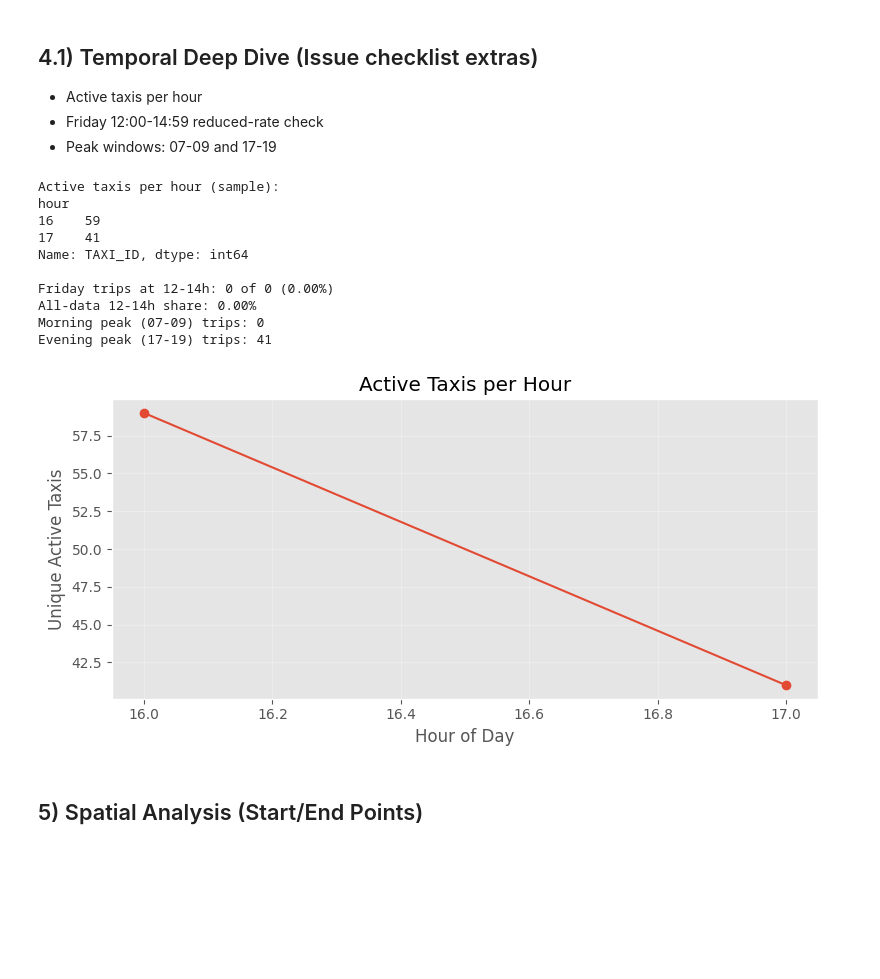
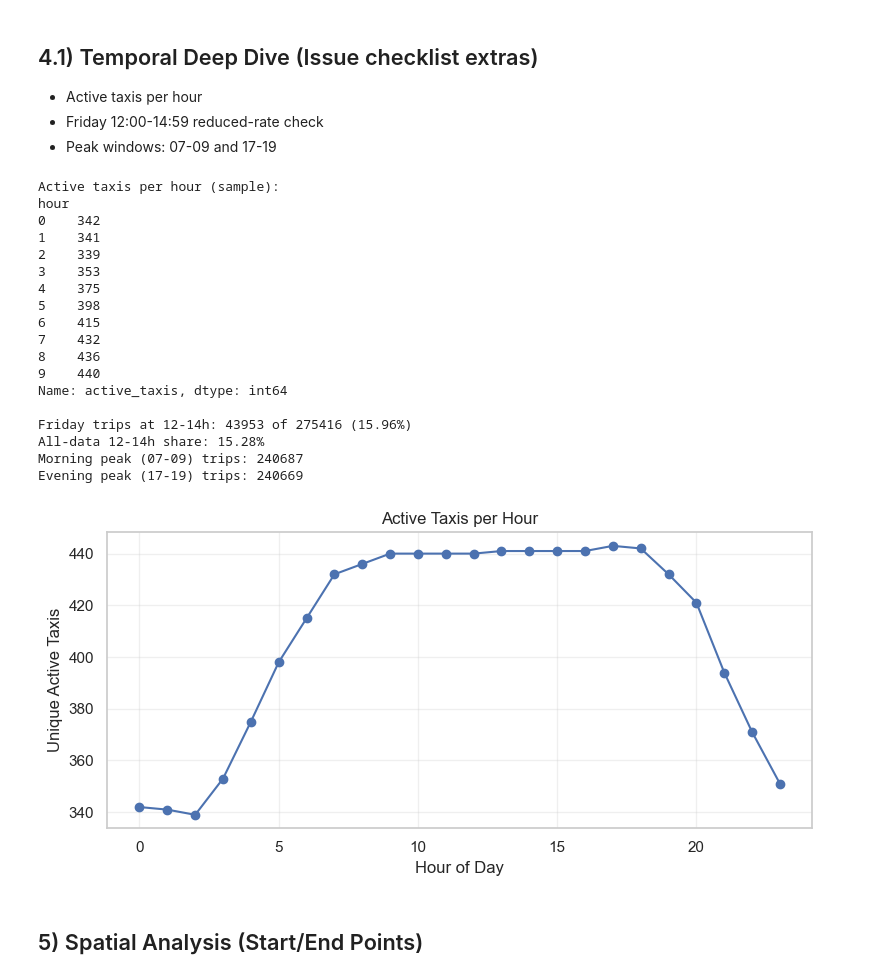
Before and after one commit to badreddineelazyzi/TaaSim-Project, a Jupyter notebook: notebooks/issue-3-porto-profiling.ipynb, the cells around one changed output. Cells and saved outputs as stored; diff of their text form; code cells hidden in the pictures; blank space fills up the shorter version.

```diff
--- a/notebooks/issue-3-porto-profiling.ipynb
+++ b/notebooks/issue-3-porto-profiling.ipynb
@@ -30,5 +60,0 @@ Using dataset: C:\Users\dell\Desktop\big data project\TaaSim-Project\data\downlo
-# %%
-df = pd.read_csv(DATA_PATH)
-print(f'Rows: {len(df):,}')
-print(f'Columns: {df.shape[1]}')
-df.head(3)
@@ -142,13 +279,18 @@ Name: TRIP_ID, dtype: float64
 # %% [markdown]
 ## 4) Temporal Analysis
 # %%
-work['hour'] = work['event_dt'].dt.hour
-work['dow'] = work['event_dt'].dt.dayofweek
-work['is_weekend'] = work['dow'].isin([5, 6])
+work = work \
+    .withColumn('hour', F.hour('event_dt')) \
+    .withColumn('dow', ((F.dayofweek('event_dt') + 5) % 7)) \
+    .withColumn('is_weekend', F.col('dow').isin([5, 6]))
 
-hourly = work.groupby('hour')['TRIP_ID'].count()
-dow_counts = work.groupby('dow')['TRIP_ID'].count()
-weekend_split = work.groupby('is_weekend')['TRIP_ID'].count()
+hourly_df = work.groupBy('hour').count().orderBy('hour')
+dow_counts_df = work.groupBy('dow').count().orderBy('dow')
+weekend_split_df = work.groupBy('is_weekend').count().orderBy('is_weekend')
+
+hourly = hourly_df.toPandas().set_index('hour')['count']
+dow_counts = dow_counts_df.toPandas().set_index('dow')['count']
+weekend_split = weekend_split_df.toPandas().set_index('is_weekend')['count']
 
 fig, axes = plt.subplots(1, 3, figsize=(18, 4))
 
@@ -173,44 +315,55 @@ plt.tight_layout()
 - Friday 12:00-14:59 reduced-rate check
 - Peak windows: 07-09 and 17-19
 # %%
-active_taxis_per_hour = work.groupby('hour')['TAXI_ID'].nunique().sort_index()
+active_taxis_per_hour_df = work.groupBy('hour').agg(F.countDistinct('TAXI_ID').alias('active_taxis')).orderBy('hour')
+active_taxis_per_hour = active_taxis_per_hour_df.toPandas().set_index('hour')['active_taxis']
 
-friday = work[work['dow'] == 4].copy()
-friday_12_14 = friday[friday['hour'].between(12, 14)]
-friday_other = friday[~friday['hour'].between(12, 14)]
+friday = work.filter(F.col('dow') == 4)
+friday_total = friday.count()
+friday_12_14 = friday.filter(F.col('hour').between(12, 14))
+friday_12_14_count = friday_12_14.count()
+weekday_12_14_count = work.filter(F.col('hour').between(12, 14)).count()
 
-friday_12_14_rate = float(len(friday_12_14) / len(friday) * 100) if len(friday) else 0.0
-weekday_12_14_rate = float(len(work[work['hour'].between(12, 14)]) / len(work) * 100) if len(work) else 0.0
+friday_12_14_rate = float(friday_12_14_count / friday_total * 100) if friday_total else 0.0
+weekday_12_14_rate = float(weekday_12_14_count / work.count() * 100) if work.count() else 0.0
 
-morning_peak_trips = int(work[work['hour'].between(7, 9)]['TRIP_ID'].count())
-evening_peak_trips = int(work[work['hour'].between(17, 19)]['TRIP_ID'].count())
+morning_peak_trips = int(work.filter(F.col('hour').between(7, 9)).count())
+evening_peak_trips = int(work.filter(F.col('hour').between(17, 19)).count())
 
 print('Active taxis per hour (sample):')
 print(active_taxis_per_hour.head(10))
-print(f"\nFriday trips at 12-14h: {len(friday_12_14)} of {len(friday)} ({friday_12_14_rate:.2f}%)")
+print(f"\nFriday trips at 12-14h: {friday_12_14_count} of {friday_total} ({friday_12_14_rate:.2f}%)")
 print(f"All-data 12-14h share: {weekday_12_14_rate:.2f}%")
 print(f"Morning peak (07-09) trips: {morning_peak_trips}")
 print(f"Evening peak (17-19) trips: {evening_peak_trips}")
 
 fig, ax = plt.subplots(figsize=(8, 4))
 active_taxis_per_hour.plot(kind='line', marker='o', ax=ax)
 ax.set_title('Active Taxis per Hour')
 ax.set_xlabel('Hour of Day')
 ax.set_ylabel('Unique Active Taxis')
 ax.grid(True, alpha=0.3)
 plt.tight_layout()
 # %% [output]
 Active taxis per hour (sample):
 hour
-16    59
-17    41
-Name: TAXI_ID, dtype: int64
+0    342
+1    341
+2    339
+3    353
+4    375
+5    398
+6    415
+7    432
+8    436
+9    440
+Name: active_taxis, dtype: int64
 
-Friday trips at 12-14h: 0 of 0 (0.00%)
-All-data 12-14h share: 0.00%
-Morning peak (07-09) trips: 0
-Evening peak (17-19) trips: 41
+Friday trips at 12-14h: 43953 of 275416 (15.96%)
+All-data 12-14h share: 15.28%
+Morning peak (07-09) trips: 240687
+Evening peak (17-19) trips: 240669
-[figure, old version]
+[figure, new version]
 # %% [markdown]
 ## 5) Spatial Analysis (Start/End Points)
 # %%
```
Also changed, not shown: parts of 16 cells of this notebook, 11 other files.
